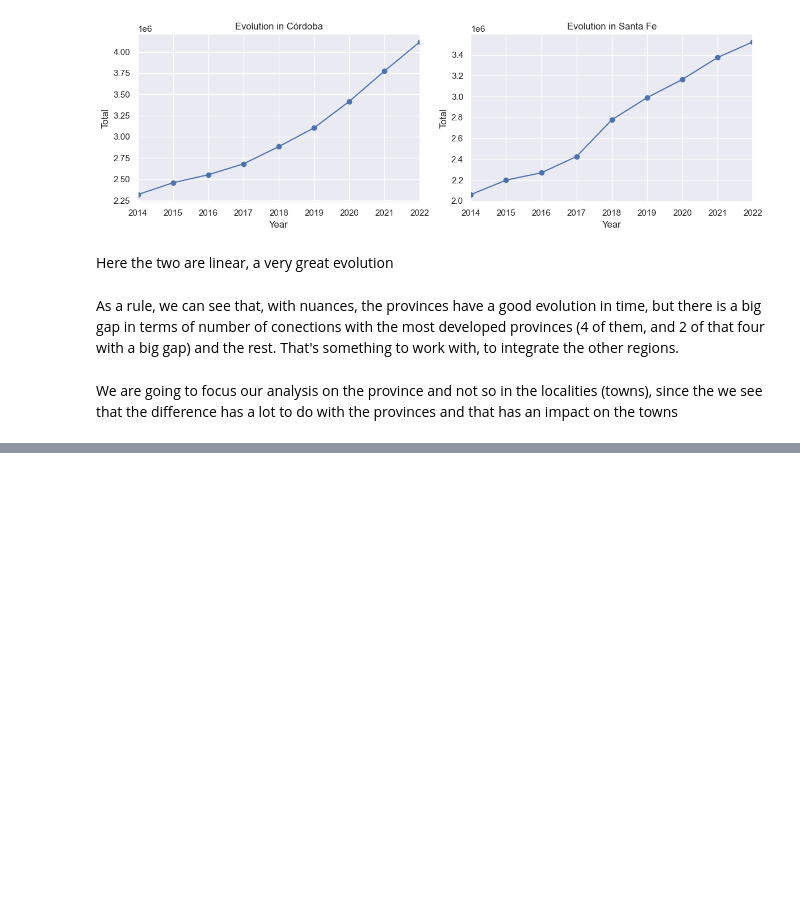
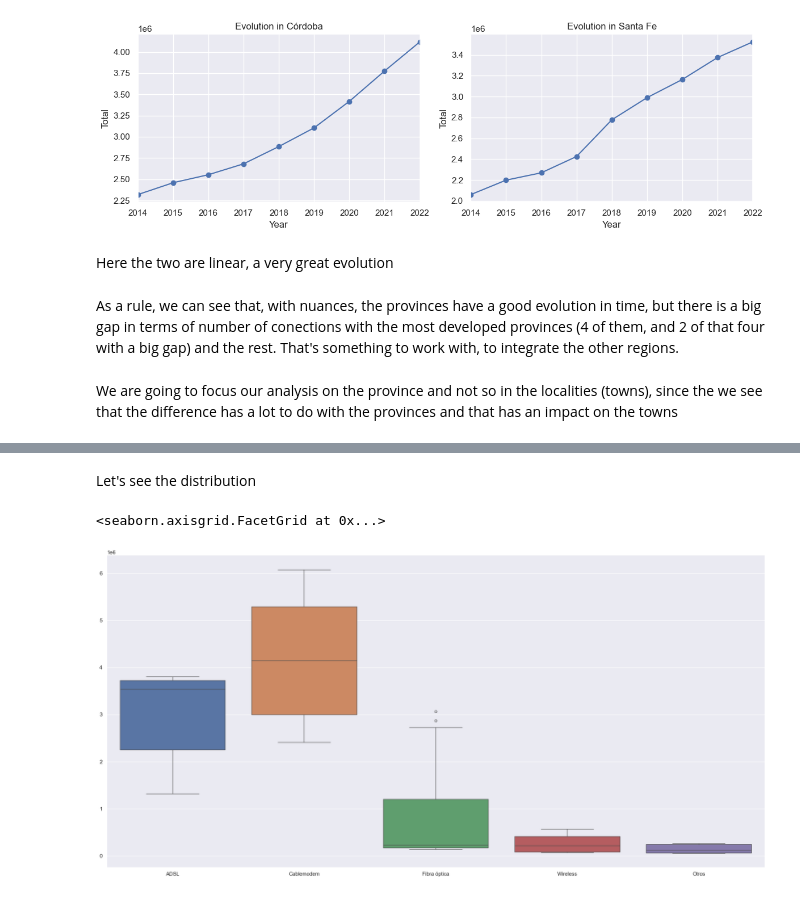
Before and after one commit to pablorobba/Data_Analyst_Telecomunication_project, a Jupyter notebook: 2 - EDA.ipynb, the cells around one changed output, grey strips where cells are left out. Cells and saved outputs as stored; diff of their text form; code cells hidden in the pictures; blank space fills up the shorter version.

```diff
--- a/2 - EDA.ipynb
+++ b/2 - EDA.ipynb
@@ -723,0 +857,8 @@ df_internet_access_by_tech_local.head()
+# %% [markdown]
+Let's see the distribution
+# %%
+df = df_internet_access_by_tech.drop(columns=["Año","Trimestre","Total"])
+sns.catplot(data=df, kind="box",height=10, aspect=2)
+# %% [output]
+<seaborn.axisgrid.FacetGrid at 0x...>
+[figure, added]
```
Also changed, not shown: parts of 49 cells of this notebook, 3 other files.
